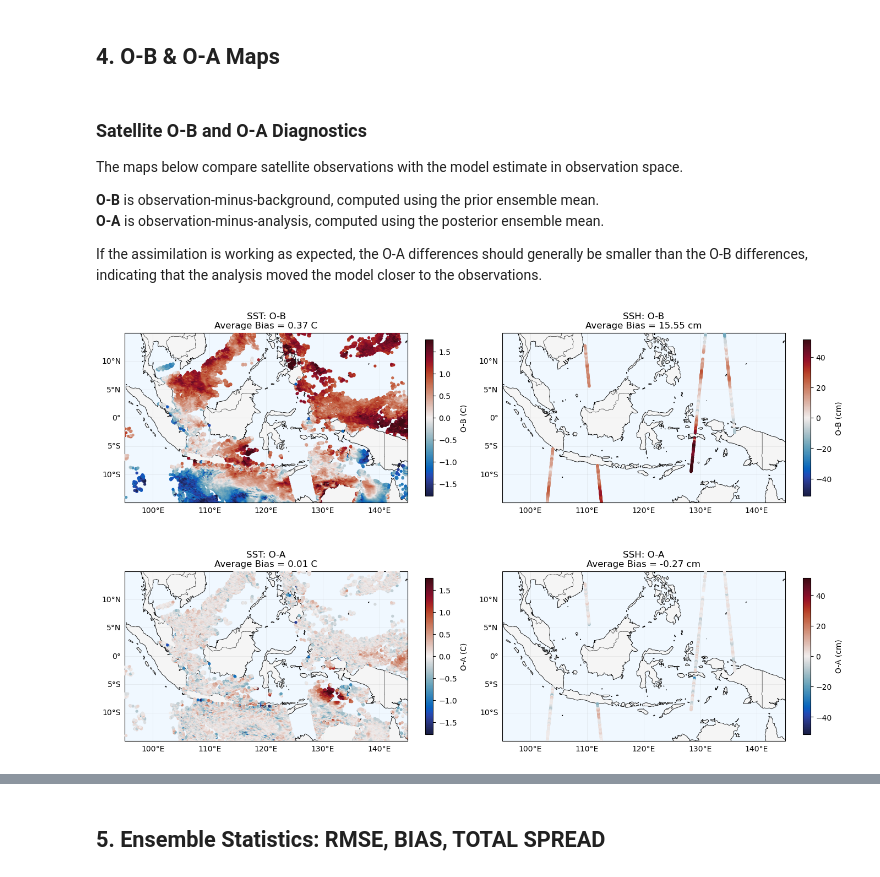
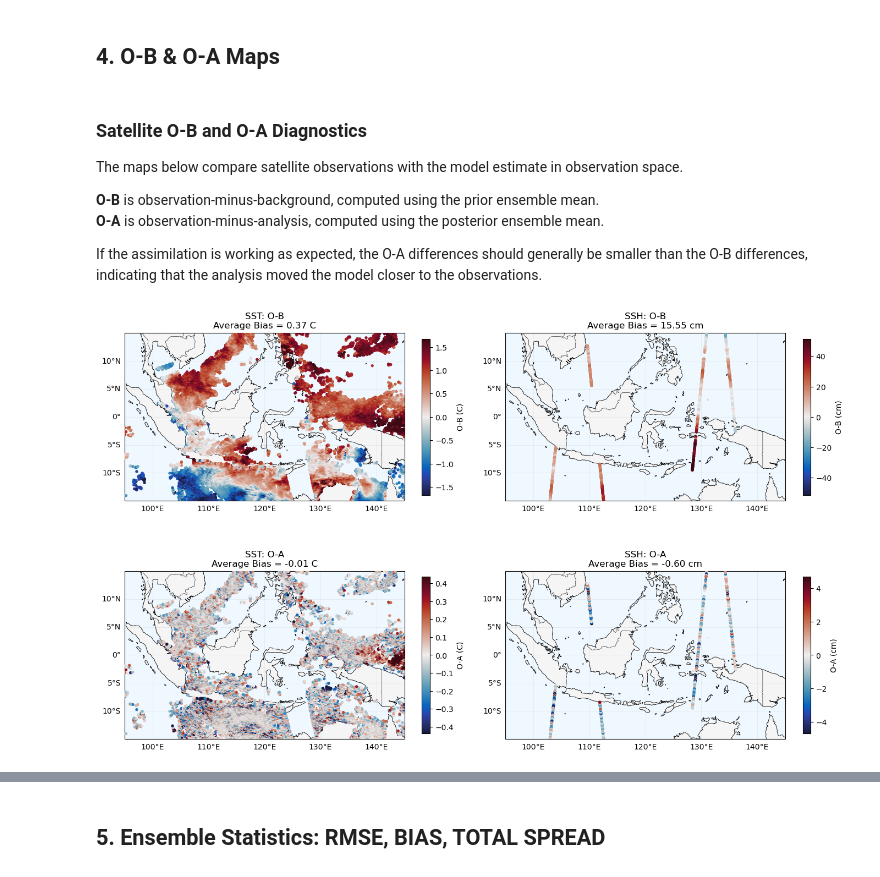
Before and after one commit to mgharamti/DART, a Jupyter notebook: notebooks/06_obs_space_diags.ipynb, the cells around one changed output, grey strips where cells are left out. Saved outputs shown, nothing was run; the diff lists cells and outputs as text; code cells hidden in the pictures.

```diff
--- a/notebooks/06_obs_space_diags.ipynb
+++ b/notebooks/06_obs_space_diags.ipynb
@@ -40,7 +40,7 @@ from pydartdiags.matplots import matplots as mp
 # %%
 # Path to DART repo (directory)
 basedir = Path(f"/glade/derecho/scratch/{os.environ['USER']}/inacawo/DART_training/models/ROMS_rutgers/work")
-diagdir = basedir / 'filter_output'
+diagdir = basedir / 'filter_output_300_250'
 
 # Path to the obs_seq and obs_diag_output.nc files
 obs_seq_file  = diagdir / 'obs_seq.final'
@@ -229,10 +311,10 @@ fig, axes = plt.subplots(
     subplot_kw={"projection": proj},
 )
 
-lims = {}
-for obs_type, _, _, scale in plot_specs:
-    this_obs = df[df["type"] == obs_type]
-    lims[obs_type] = np.nanpercentile(np.abs(this_obs["omb"] * scale), 98)
+# lims = {}
+# for obs_type, _, _, scale in plot_specs:
+#     this_obs = df[df["type"] == obs_type]
+#     lims[obs_type] = np.nanpercentile(np.abs(this_obs["omb"] * scale), 98)
 
 for i, (diag, diag_title) in enumerate(diag_specs):
     for j, (obs_type, obs_title, units, scale) in enumerate(plot_specs):
@@ -256,7 +338,8 @@ for i, (diag, diag_title) in enumerate(diag_specs):
         ax.add_feature(cfeature.COASTLINE, linewidth=0.6, zorder=2)
         ax.add_feature(cfeature.BORDERS, linewidth=0.4, zorder=2)
 
-        lim = lims[obs_type]
+        # lim = lims[obs_type]
+        lim = np.nanpercentile(np.abs(plot_values), 98)
 
         mean_resid = np.nanmean(plot_values)
 
@@ -268,31 +351,33 @@ for i, (diag, diag_title) in enumerate(diag_specs):
             s=8,
             transform=proj,
             zorder=3,
         )
 
         plt.colorbar(sc, ax=ax, label=f"{diag_title} ({units})", shrink=0.65)
 
         ax.set_extent([95, 145, -15, 15], crs=proj)
 
         gl = ax.gridlines(draw_labels=True, linewidth=0.5, color="gray", alpha=0.15)
         gl.top_labels = False
         gl.right_labels = False
 
         ax.set_title(f"{obs_title}: {diag_title}\n"
                      f"Average Bias = {mean_resid:.2f} {units}", fontsize=12)
 
 # fig.suptitle("Satellite Observation-minus-Model Diagnostics", fontsize=17)
+# fig.suptitle("Satellite Observation-minus-Model Diagnostics", fontsize=17)
+
 plt.tight_layout()
 plt.show()
 # %% [output]
 
 ### Satellite O-B and O-A Diagnostics
 
 The maps below compare satellite observations with the model estimate in observation space.
 
 **O-B** is observation-minus-background, computed using the prior ensemble mean.
 **O-A** is observation-minus-analysis, computed using the posterior ensemble mean.
 
 If the assimilation is working as expected, the O-A differences should generally be smaller than the O-B differences,
 indicating that the analysis moved the model closer to the observations.
-[figure, old version]
+[figure, new version]
```
Also changed, not shown: parts of 9 cells of this notebook, 3 other files.
